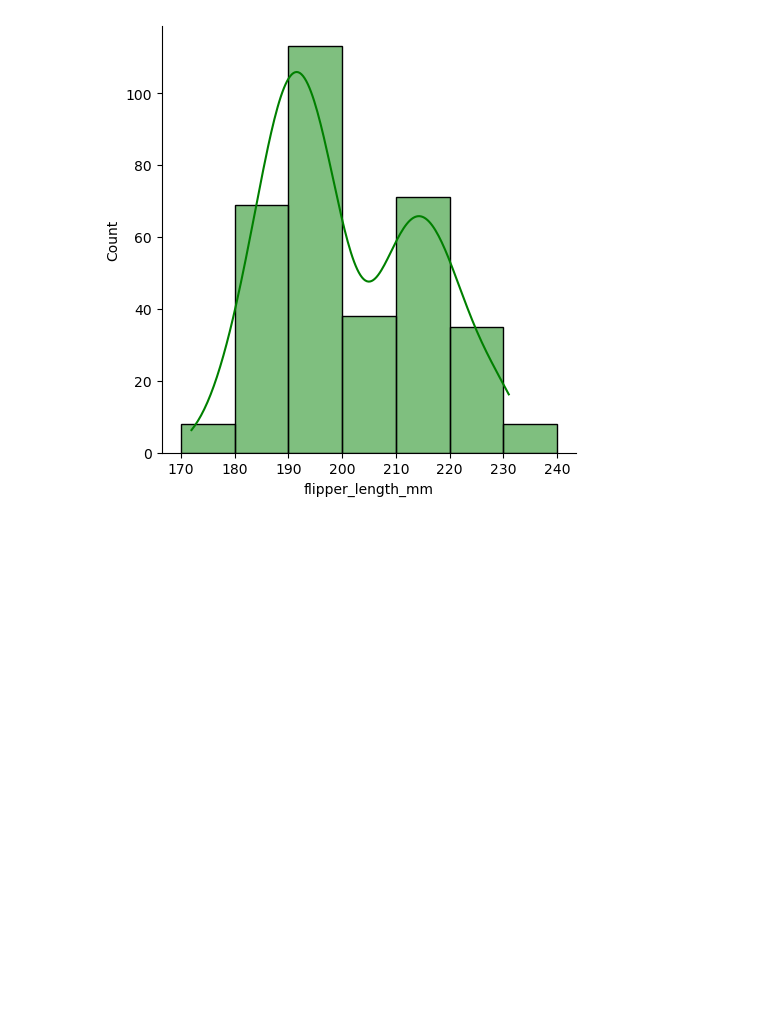
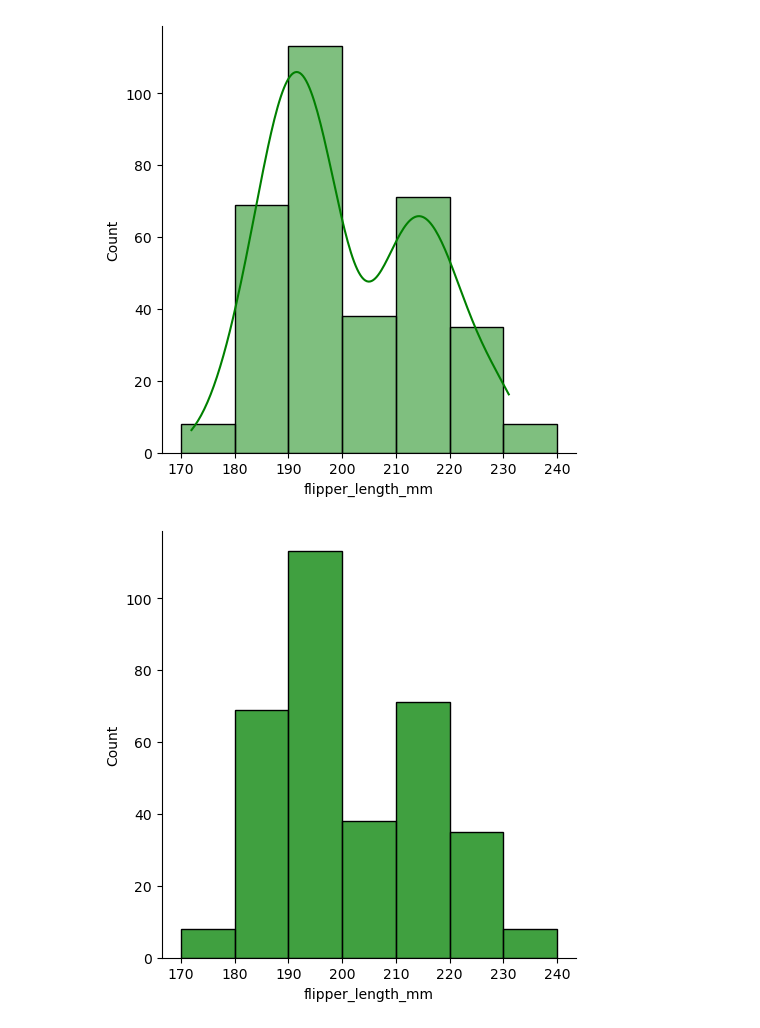
Before and after one commit to RasmiJati/PythonBasicsAndLibraries, a Jupyter notebook: seabornLibrary.ipynb, the cells around one changed output. Cells and saved outputs as stored; diff of their text form; code cells hidden in the pictures; blank space fills up the shorter version.

```diff
--- a/seabornLibrary.ipynb
+++ b/seabornLibrary.ipynb
@@ -229,3 +229,8 @@ sns.displot(df1["flipper_length_mm"] , bins = [170,180,190,200,210,220,230,240]
 plt.show()
 # %% [output]
 [figure]
+# %%
+sns.displot(df1["flipper_length_mm"] , bins = [170,180,190,200,210,220,230,240] , kde= False , color = "green")
+plt.show()
+# %% [output]
+[figure, added]
```
Also changed, not shown: parts of 1 cell of this notebook, 2 other files.
